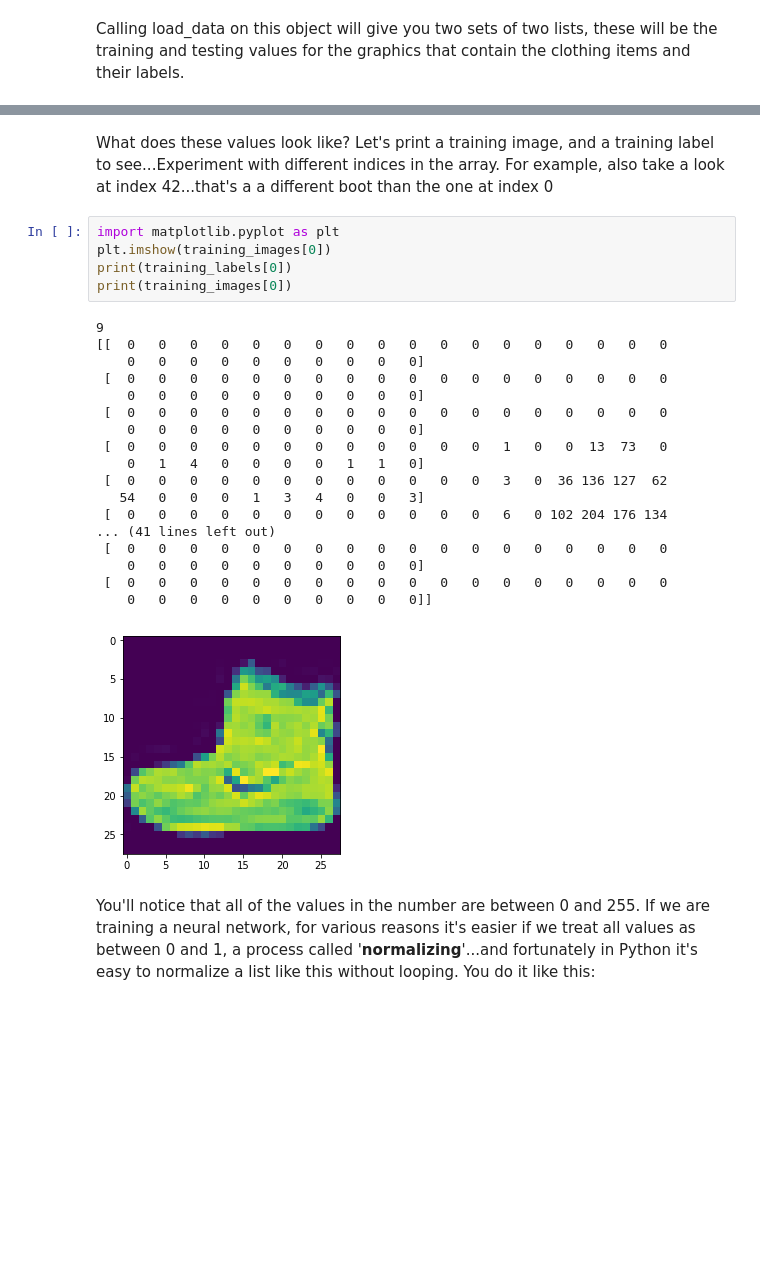
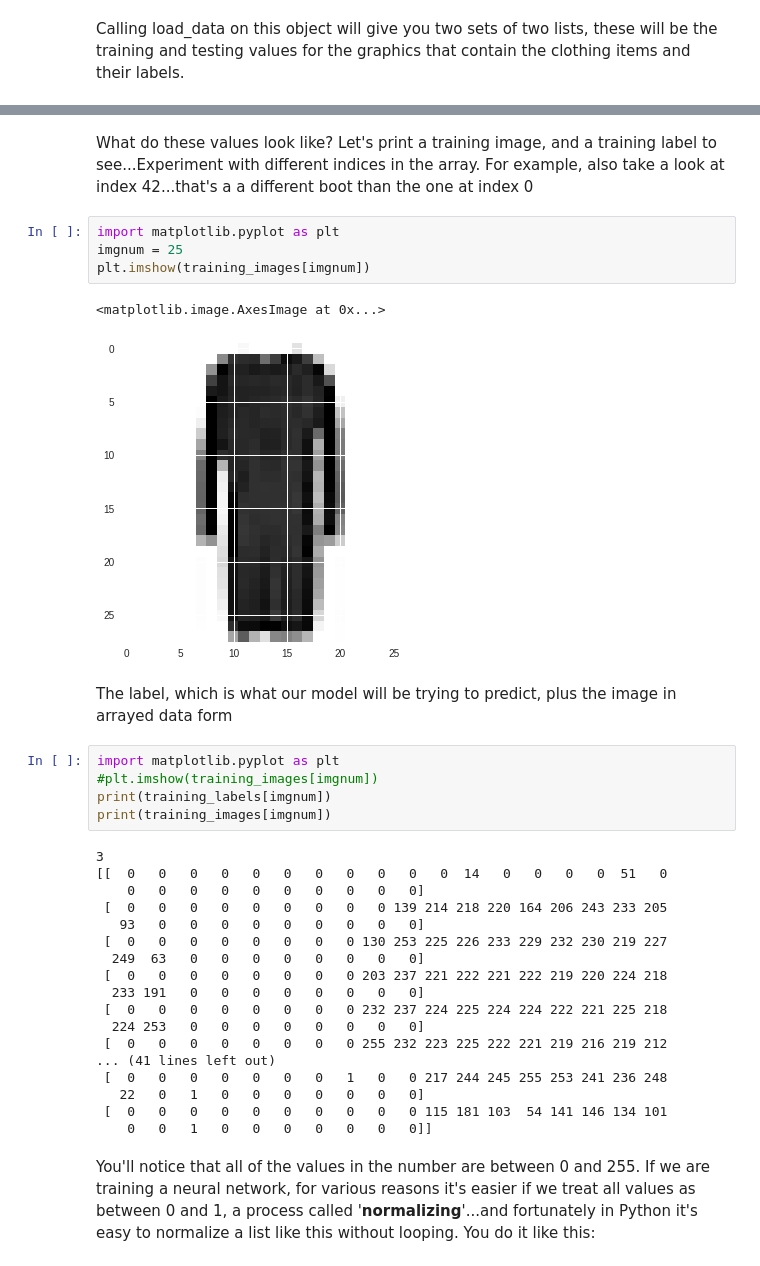
Before and after one commit to krisrjohnson/TFCoursework, a Jupyter notebook: Course_1_Part_4_Lesson_2_Notebook.ipynb, the cells around one changed output, grey strips where cells are left out. Drawn from its saved outputs; the diff is of its cells as text; blank space fills up the shorter version.

Commit message:
MNIST Fashion data and exploring basic tweaks to standard neural network

```diff
--- a/Course_1_Part_4_Lesson_2_Notebook.ipynb
+++ b/Course_1_Part_4_Lesson_2_Notebook.ipynb
@@ -37,29 +29,37 @@ Downloading data from https://storage.googleapis.com/tensorflow/tf-keras-dataset
 # %% [markdown]
-What does these values look like? Let's print a training image, and a training label to see...Experiment with different indices in the array. For example, also take a look at index 42...that's a a different boot than the one at index 0
+What do these values look like? Let's print a training image, and a training label to see...Experiment with different indices in the array. For example, also take a look at index 42...that's a a different boot than the one at index 0
+# %%
+import matplotlib.pyplot as plt
+imgnum = 25
+plt.imshow(training_images[imgnum])
+# %% [output]
+<matplotlib.image.AxesImage at 0x...>
+[figure, added]
+# %% [markdown]
+The label, which is what our model will be trying to predict, plus the image in arrayed data form
 # %%
 import matplotlib.pyplot as plt
-plt.imshow(training_images[0])
-print(training_labels[0])
-print(training_images[0])
+#plt.imshow(training_images[imgnum])
+print(training_labels[imgnum])
+print(training_images[imgnum])
 # %% [output]
-9
-[[  0   0   0   0   0   0   0   0   0   0   0   0   0   0   0   0   0   0
+3
+[[  0   0   0   0   0   0   0   0   0   0   0  14   0   0   0   0  51   0
     0   0   0   0   0   0   0   0   0   0]
- [  0   0   0   0   0   0   0   0   0   0   0   0   0   0   0   0   0   0
-    0   0   0   0   0   0   0   0   0   0]
- [  0   0   0   0   0   0   0   0   0   0   0   0   0   0   0   0   0   0
-    0   0   0   0   0   0   0   0   0   0]
- [  0   0   0   0   0   0   0   0   0   0   0   0   1   0   0  13  73   0
-    0   1   4   0   0   0   0   1   1   0]
- [  0   0   0   0   0   0   0   0   0   0   0   0   3   0  36 136 127  62
-   54   0   0   0   1   3   4   0   0   3]
- [  0   0   0   0   0   0   0   0   0   0   0   0   6   0 102 204 176 134
+ [  0   0   0   0   0   0   0   0   0 139 214 218 220 164 206 243 233 205
+   93   0   0   0   0   0   0   0   0   0]
+ [  0   0   0   0   0   0   0   0 130 253 225 226 233 229 232 230 219 227
+  249  63   0   0   0   0   0   0   0   0]
+ [  0   0   0   0   0   0   0   0 203 237 221 222 221 222 219 220 224 218
+  233 191   0   0   0   0   0   0   0   0]
+ [  0   0   0   0   0   0   0   0 232 237 224 225 224 224 222 221 225 218
+  224 253   0   0   0   0   0   0   0   0]
+ [  0   0   0   0   0   0   0   0 255 232 223 225 222 221 219 216 219 212
 ... (41 lines left out)
- [  0   0   0   0   0   0   0   0   0   0   0   0   0   0   0   0   0   0
-    0   0   0   0   0   0   0   0   0   0]
- [  0   0   0   0   0   0   0   0   0   0   0   0   0   0   0   0   0   0
-    0   0   0   0   0   0   0   0   0   0]]
+ [  0   0   0   0   0   0   0   1   0   0 217 244 245 255 253 241 236 248
+   22   0   1   0   0   0   0   0   0   0]
+ [  0   0   0   0   0   0   0   0   0   0 115 181 103  54 141 146 134 101
+    0   0   1   0   0   0   0   0   0   0]]
-[figure, removed]
 # %% [markdown]
 You'll notice that all of the values in the number are between 0 and 255. If we are training a neural network, for various reasons it's easier if we treat all values as between 0 and 1, a process called '**normalizing**'...and fortunately in Python it's easy to normalize a list like this without looping. You do it like this:
 # %%
```
Also changed, not shown: parts of 23 cells of this notebook.
